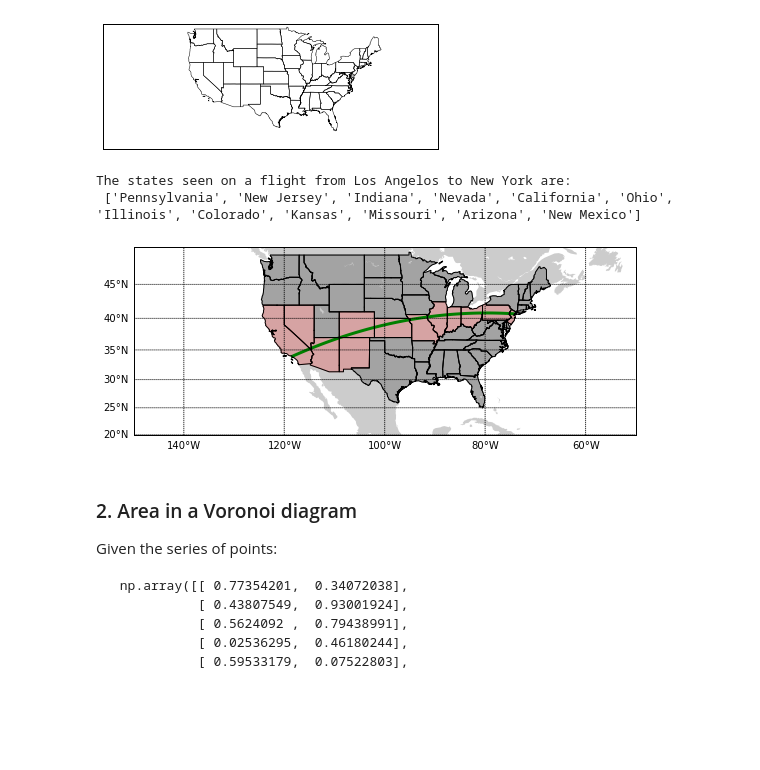
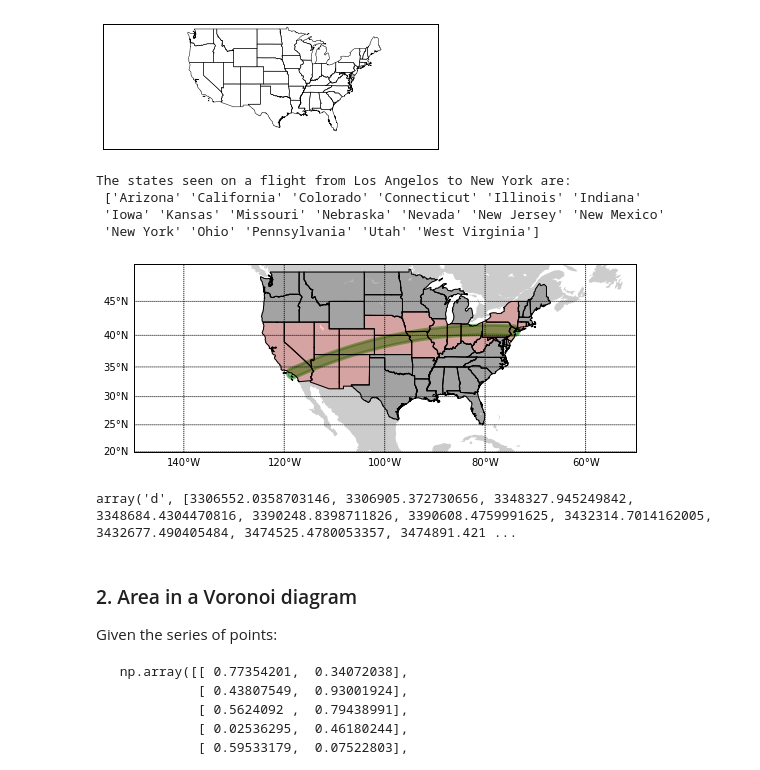
Before and after one commit to khutsch/python4geosciences-hw, a Jupyter notebook: hw05.ipynb, the cells around one changed output. Cells and saved outputs as stored; diff of their text form; code cells hidden in the pictures; blank space fills up the shorter version.

```diff
--- a/hw05.ipynb
+++ b/hw05.ipynb
@@ -66,37 +66,47 @@ fig = fig = plt.figure(figsize=(9,6))
 ax = fig.add_subplot(111)
 
 m.fillcontinents()
 
 pathx,pathy = m.gcpoints(-118.4081,33.9425,-74.1686,40.6925,100)
 line = shapely.geometry.LineString(zip(pathx,pathy))
-ax.plot(pathx,pathy,'g',lw=3)
+line=line.buffer(100000)
+ax.fill(line2.boundary.xy[0],line2.boundary.xy[1],'g',lw=3,alpha=0.5,edgecolor='g')
+
 
 polys=[]
 intpolys=[]
 info = []
 for state in m.states:
     polys.append(shapely.geometry.Polygon(state))
 
 
 for i,poly in enumerate(polys):
     if poly.intersects(line):
         color='r'
         intpolys.append(poly)
         info.append(m.states_info[i]['STATE_NAME'])
     else:
         color='k'
     plt.plot(*poly.boundary.xy, color='k', lw=1)
     plt.fill(*poly.boundary.xy,color=color,alpha=0.2)
 
 m.set_axes_limits()
 m.drawmeridians(np.arange(-140, -40, 20), labels=[0, 0, 0, 1])
 m.drawparallels(np.arange(20, 60, 5), labels=[1, 0, 0, 0])
 
-print('The states seen on a flight from Los Angelos to New York are:\n',info)
+print('The states seen on a flight from Los Angelos to New York are:\n',np.unique(info))
 # %% [output]
 The states seen on a flight from Los Angelos to New York are:
- ['Pennsylvania', 'New Jersey', 'Indiana', 'Nevada', 'California', 'Ohio', 'Illinois', 'Colorado', 'Kansas', 'Missouri', 'Arizona', 'New Mexico']
+ ['Arizona' 'California' 'Colorado' 'Connecticut' 'Illinois' 'Indiana'
+ 'Iowa' 'Kansas' 'Missouri' 'Nebraska' 'Nevada' 'New Jersey' 'New Mexico'
+ 'New York' 'Ohio' 'Pennsylvania' 'Utah' 'West Virginia']
-[figure, old version]
+[figure, new version]
+# %%
+line2=line.buffer(100000)
+pts=line2.boundary.xy
+pts[0]
+# %% [output]
+array('d', [3306552.0358703146, 3306905.372730656, 3348327.945249842, 3348684.4304470816, 3390248.8398711826, 3390608.4759991625, 3432314.7014162005, 3432677.490405484, 3474525.4780053357, 3474891.421 ...
 # %% [markdown]
 ### 2. Area in a Voronoi diagram
 
```
